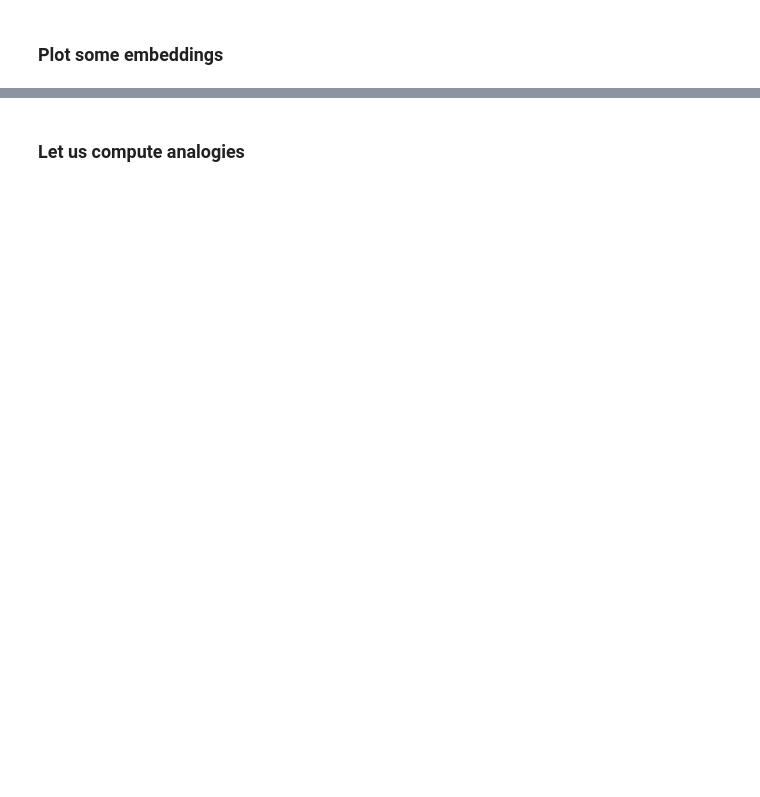
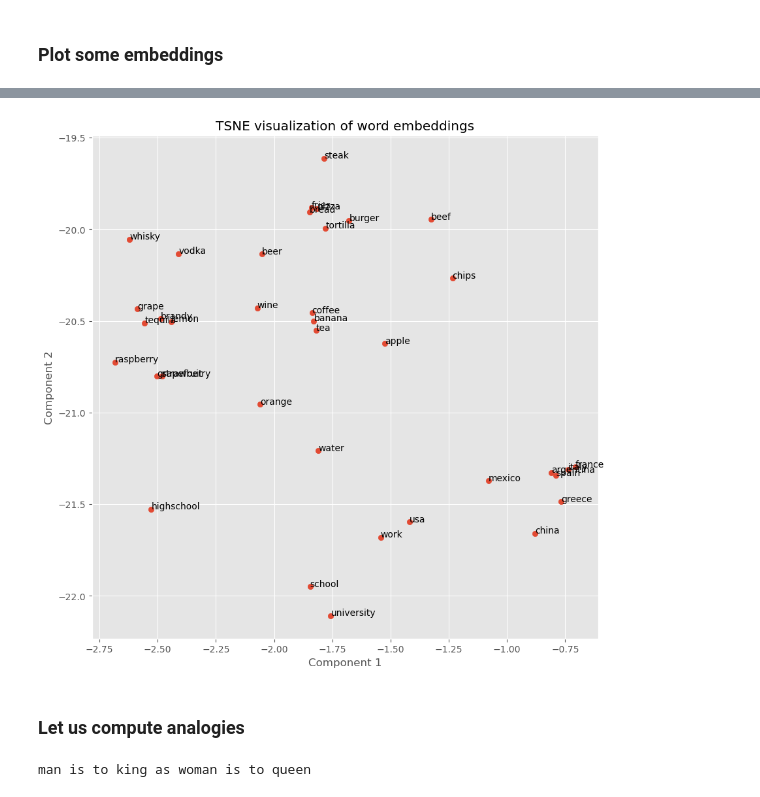
Before and after one commit to AdvancedML-Tec/Course_activities, a Jupyter notebook: TC5033_Activity_3a_ID10.ipynb, the cells around one changed output, grey strips where cells are left out. Saved outputs shown, nothing was run; the diff lists cells and outputs as text; code cells hidden in the pictures; blank space fills up the shorter version.

```diff
--- a/TC5033_Activity_3a_ID10.ipynb
+++ b/TC5033_Activity_3a_ID10.ipynb
@@ -61,7 +63,7 @@ plt.style.use('ggplot')
 #### Load file
 # %%
 # PATH = '/media/pepe/DataUbuntu/Databases/glove_embeddings/glove.6B.200d.txt'
-PATH = '/media/pepe/DataUbuntu/Databases/glove_embeddings/glove.6B.50d.txt'
+PATH = 'data/glove_embeddings/glove.6B.50d.txt'
 emb_dim = 50
 # %%
 # Create dictionary with embeddings
@@ -72,12 +81,12 @@ def create_emb_dictionary(path):
 embeddings_dict = create_emb_dictionary(PATH)
 # %%
 # Serialize
-with open('embeddings_dict_50D.pkl', 'wb') as f:
+with open('data/glove_embeddings/embeddings_dict_50D.pkl', 'wb') as f:
     pickle.dump(embeddings_dict, f)
 
 # Deserialize
-# with open('embeddings_dict_200D.pkl', 'rb') as f:
-#     embeddings_dict = pickle.load(f)
+with open('data/glove_embeddings/embeddings_dict_50D.pkl', 'rb') as f:
+    embeddings_dict = pickle.load(f)
 # %% [markdown]
 #### See some embeddings
 # %%
@@ -93,7 +109,35 @@ show_n_first_words(PATH, 5)
 ### Plot some embeddings
 # %%
 def plot_embeddings(emb_path, words2show, emb_dim, embeddings_dict, func = PCA):
-    pass
+    # Extract the embeddings for the specified words
+    selected_embeddings = np.array([embeddings_dict[word] for word in words2show if word in embeddings_dict])
+
+    # Check if selected_embeddings is not empty
+    if selected_embeddings.shape[0] == 0:
+        raise ValueError("None of the specified words were found in the embeddings dictionary.")
+
+    # Fit the dimensionality reduction model
+    model = func(n_components=2)
+    reduced_embeddings = model.fit_transform(selected_embeddings)
+
+    if func == PCA:
+        model = PCA(n_components=2)
+        reduced_embeddings = model.fit_transform(selected_embeddings)
+    elif func == TSNE:
+        model = TSNE(n_components=2)
+        reduced_embeddings = model.fit_transform(selected_embeddings)
+
+    # Plotting
+    plt.figure(figsize=(10, 10))
+    plt.scatter(reduced_embeddings[:, 0], reduced_embeddings[:, 1])
+    for i, word in enumerate(words2show):
+        plt.annotate(word, (reduced_embeddings[i, 0], reduced_embeddings[i, 1]))
+
+    plt.xlabel('Component 1')
+    plt.ylabel('Component 2')
+    plt.title(f'{func.__name__} visualization of word embeddings')
+    plt.grid(True)
+    plt.show()
 # %%
 words= ['burger', 'tortilla', 'bread', 'pizza', 'beef', 'steak', 'fries', 'chips',
             'argentina', 'mexico', 'spain', 'usa', 'france', 'italy', 'greece', 'china',
@@ -106,5 +152,7 @@ plot_embeddings(PATH, words, emb_dim, embeddings_dict, PCA)
 # %%
 # t-SNE dimensionality reduction for visualization
-embeddings = plot_embeddings(PATH, words, emb_dim, embeddings_dict, tSNE)
+embeddings = plot_embeddings(PATH, words, emb_dim, embeddings_dict, TSNE)
+# %% [output]
+[figure, added]
 # %% [markdown]
 ### Let us compute analogies
@@ -115,3 +196,9 @@ def analogy(word1, word2, word3, embeddings_dict):
 # %%
-analogy('man', 'king', 'woman', embeddings_dict)
+word1 = 'man'
+word2 = 'king'
+word3 = 'woman'
+analogy = analogy('man', 'king', 'woman', embeddings_dict)
+print(f"{word1} is to {word2} as {word3} is to {analogy}")
+# %% [output]
+man is to king as woman is to queen
 # %%
```
Also changed, not shown: parts of 8 cells of this notebook.
